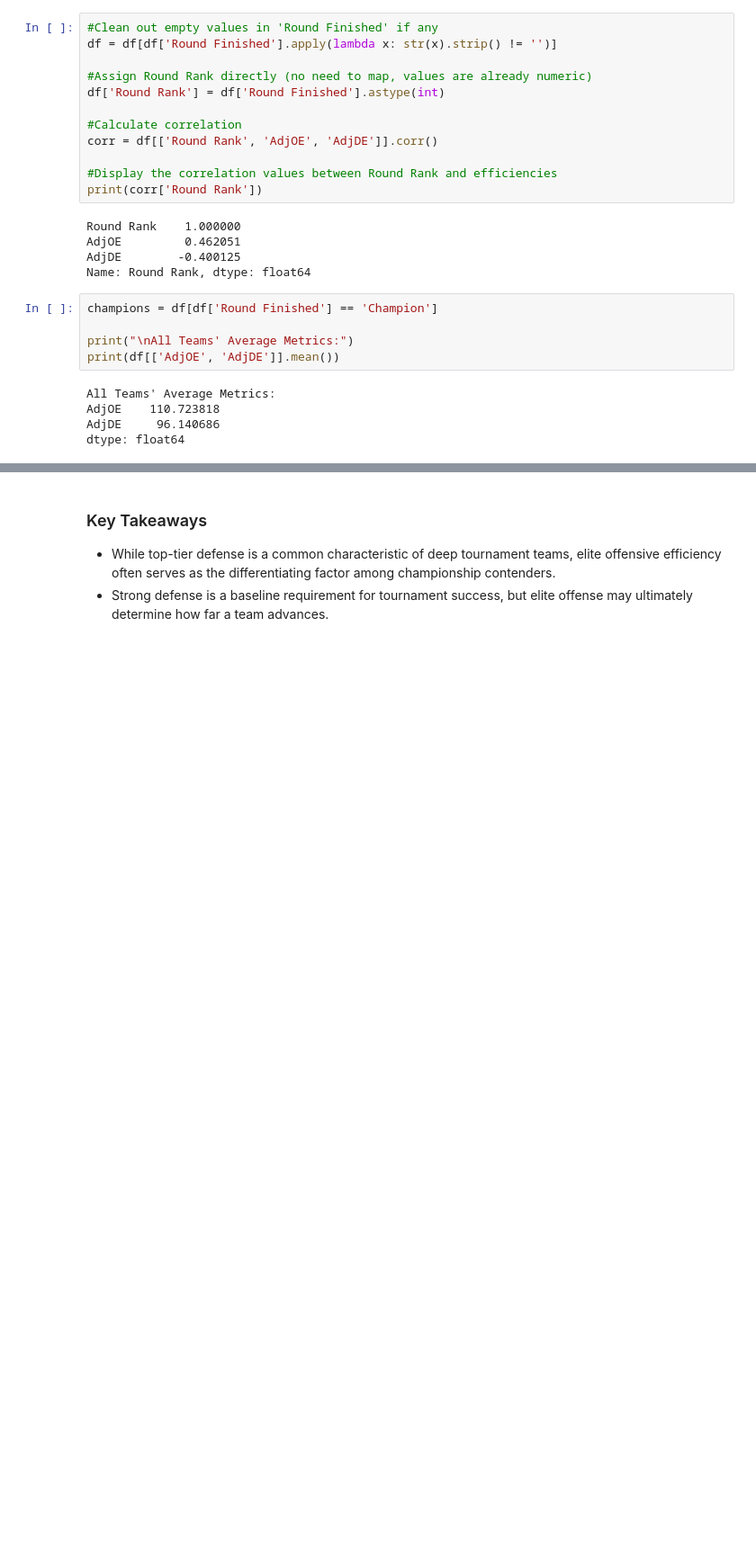
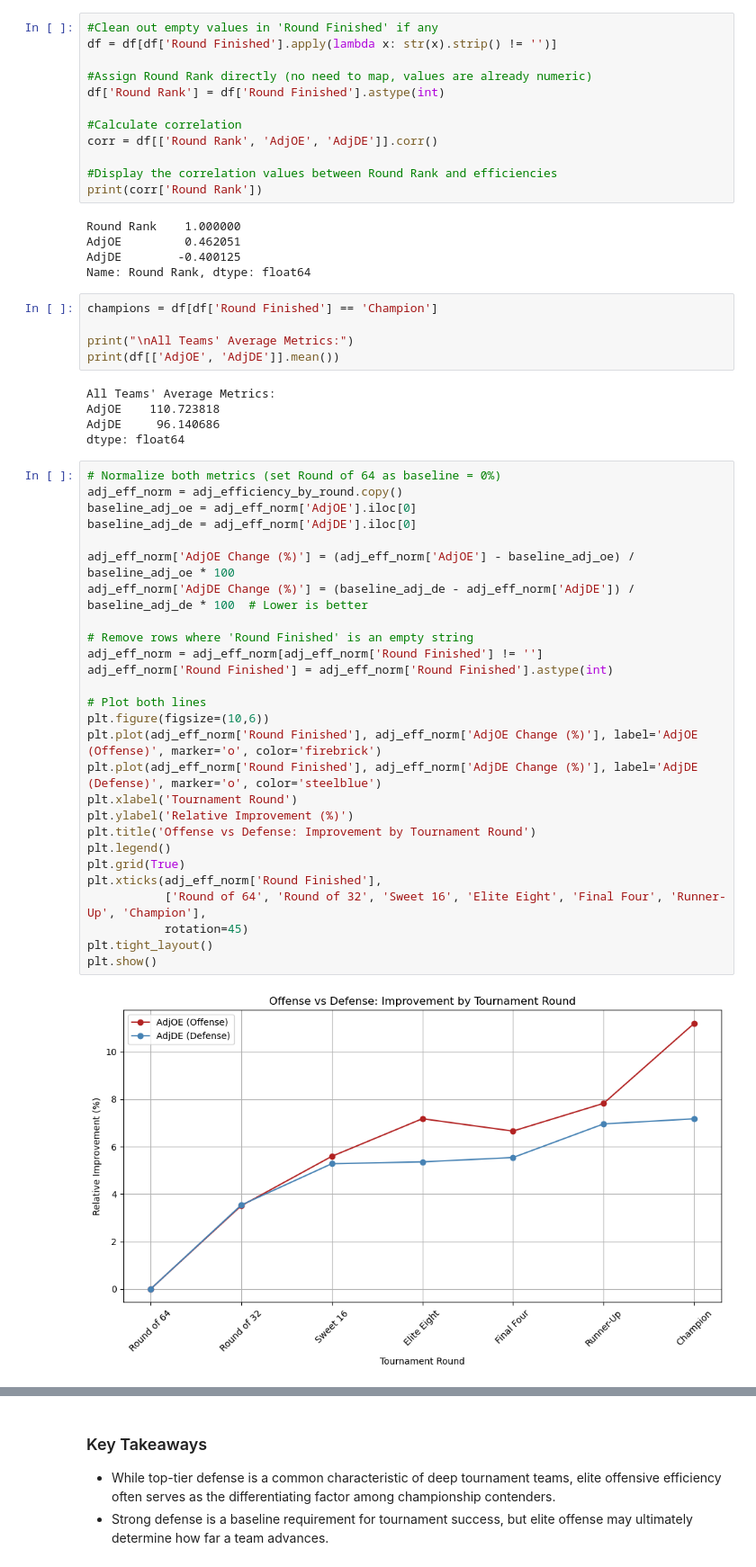
Before and after one commit to makennavick/march-madness-project, a Jupyter notebook: March_Madness_Analysis.ipynb, the cells around one changed output, grey strips where cells are left out. Shown at 90% size. Drawn from its saved outputs; the diff is of its cells as text; blank space fills up the shorter version.

```diff
--- a/March_Madness_Analysis.ipynb
+++ b/March_Madness_Analysis.ipynb
@@ -490,3 +500,32 @@ All Teams' Average Metrics:
 AdjOE    110.723818
 AdjDE     96.140686
 dtype: float64
+# %%
+# Normalize both metrics (set Round of 64 as baseline = 0%)
+adj_eff_norm = adj_efficiency_by_round.copy()
+baseline_adj_oe = adj_eff_norm['AdjOE'].iloc[0]
+baseline_adj_de = adj_eff_norm['AdjDE'].iloc[0]
+
+adj_eff_norm['AdjOE Change (%)'] = (adj_eff_norm['AdjOE'] - baseline_adj_oe) / baseline_adj_oe * 100
+adj_eff_norm['AdjDE Change (%)'] = (baseline_adj_de - adj_eff_norm['AdjDE']) / baseline_adj_de * 100  # Lower is better
+
+# Remove rows where 'Round Finished' is an empty string
+adj_eff_norm = adj_eff_norm[adj_eff_norm['Round Finished'] != '']
+adj_eff_norm['Round Finished'] = adj_eff_norm['Round Finished'].astype(int)
+
+# Plot both lines
+plt.figure(figsize=(10,6))
+plt.plot(adj_eff_norm['Round Finished'], adj_eff_norm['AdjOE Change (%)'], label='AdjOE (Offense)', marker='o', color='firebrick')
+plt.plot(adj_eff_norm['Round Finished'], adj_eff_norm['AdjDE Change (%)'], label='AdjDE (Defense)', marker='o', color='steelblue')
+plt.xlabel('Tournament Round')
+plt.ylabel('Relative Improvement (%)')
+plt.title('Offense vs Defense: Improvement by Tournament Round')
+plt.legend()
+plt.grid(True)
+plt.xticks(adj_eff_norm['Round Finished'],
+           ['Round of 64', 'Round of 32', 'Sweet 16', 'Elite Eight', 'Final Four', 'Runner-Up', 'Champion'],
+           rotation=45)
+plt.tight_layout()
+plt.show()
+# %% [output]
+[figure, added]
```
Also changed, not shown: parts of 6 cells of this notebook, 5 other files.
